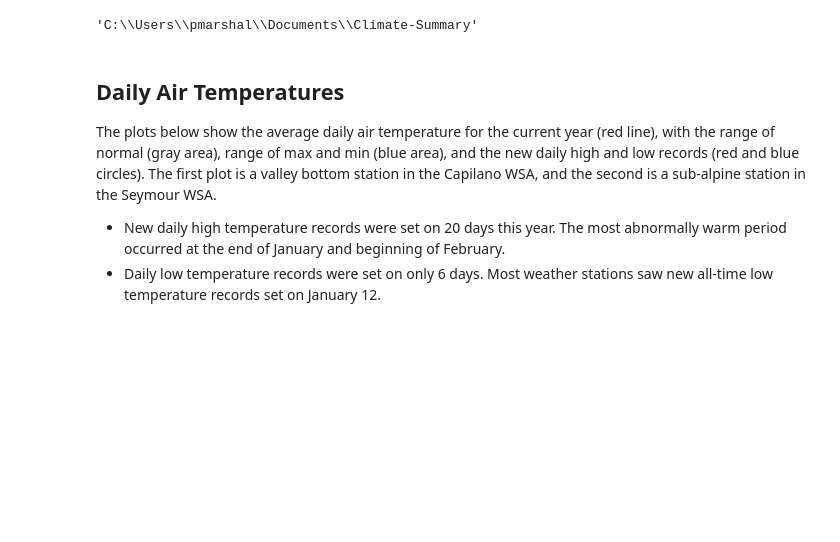
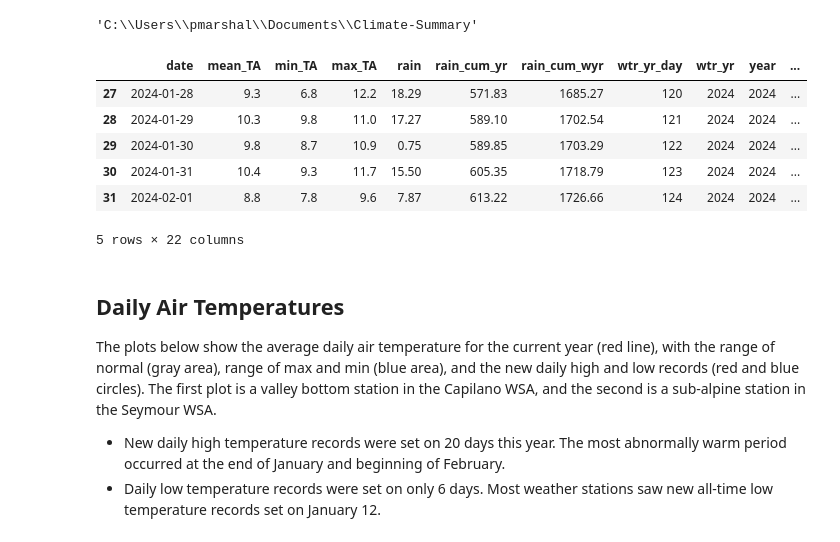
Before and after one commit to pmarshall24/Climate-Summary, a Jupyter notebook: _build/jupyter_execute/air-temps.ipynb, the cells around one changed output. Drawn from its saved outputs; the diff is of its cells as text; code cells hidden in the pictures; blank space fills up the shorter version.

```diff
--- a/_build/jupyter_execute/air-temps.ipynb
+++ b/_build/jupyter_execute/air-temps.ipynb
@@ -66,11 +66,19 @@ qd_pasthigh.to_csv('qd_pasthigh.csv', index=False)
 # %%
 # Calculate new lows this year
 qd_present_low = pd.merge(qd_current_year, qd_pastlow)
 qd_present_low = qd_present_low[qd_present_low['mean_TA'] <= qd_present_low['low']]
 # Calculate new highs this year
 qd_present_high = pd.merge(qd_current_year, qd_pasthigh)
 qd_present_high = qd_present_high[qd_present_high['mean_TA'] >= qd_present_high['high']]
-#qd_present_high
+qd_present_high.head()
 #qd_present_high.to_csv('qd_present_high.csv', index=False)
 #qd_present_high.count()
+# %% [output]
+|  | date | mean_TA | min_TA | max_TA | rain | rain_cum_yr | rain_cum_wyr | wtr_yr_day | wtr_yr | year | ... |
+| 27 | 2024-01-28 | 9.3 | 6.8 | 12.2 | 18.29 | 571.83 | 1685.27 | 120 | 2024 | 2024 | ... |
+| 28 | 2024-01-29 | 10.3 | 9.8 | 11.0 | 17.27 | 589.10 | 1702.54 | 121 | 2024 | 2024 | ... |
+| 29 | 2024-01-30 | 9.8 | 8.7 | 10.9 | 0.75 | 589.85 | 1703.29 | 122 | 2024 | 2024 | ... |
+| 30 | 2024-01-31 | 10.4 | 9.3 | 11.7 | 15.50 | 605.35 | 1718.79 | 123 | 2024 | 2024 | ... |
+| 31 | 2024-02-01 | 8.8 | 7.8 | 9.6 | 7.87 | 613.22 | 1726.66 | 124 | 2024 | 2024 | ... |
+5 rows × 22 columns
 # %%
```
Also changed, not shown: parts of 3 cells of this notebook, 19 other files.
